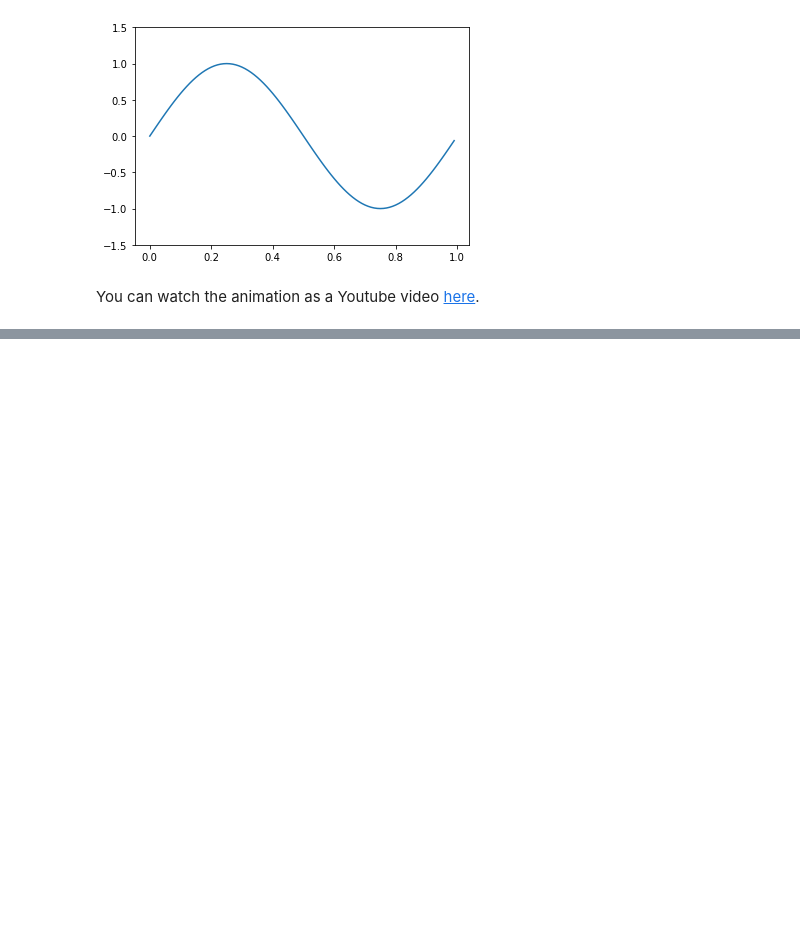
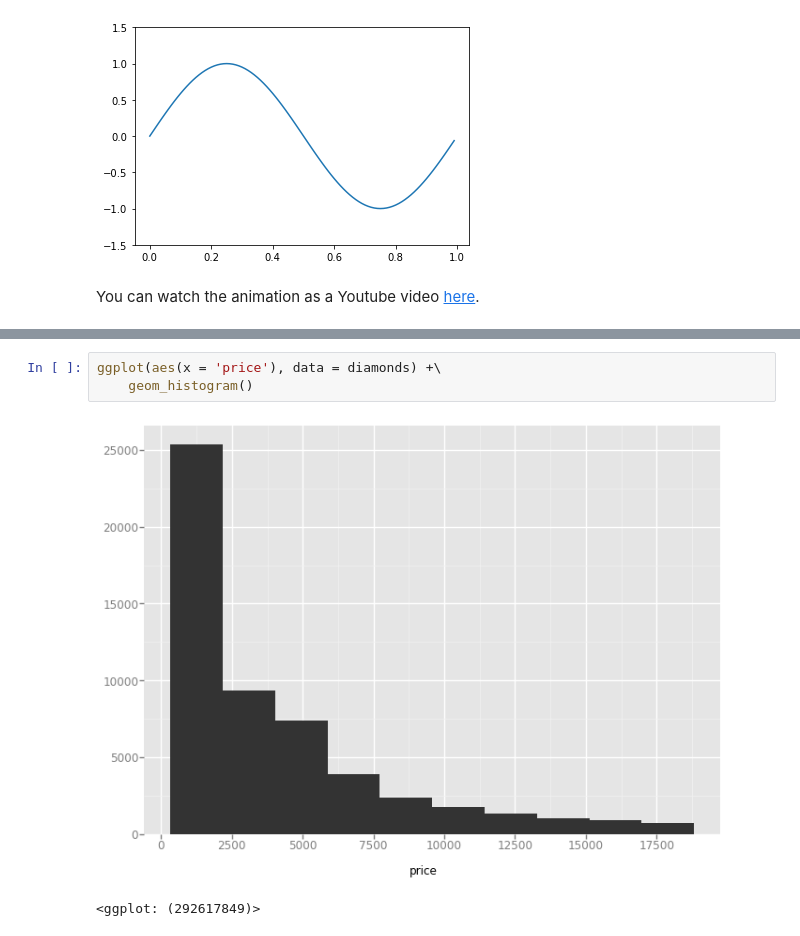
Before and after one commit to ambujtewari/stats607a-fall2017, a Jupyter notebook: Lecture 08.ipynb, the cells around one changed output, grey strips where cells are left out. Cells and saved outputs as stored; diff of their text form; blank space fills up the shorter version.

```diff
--- a/Lecture 08.ipynb
+++ b/Lecture 08.ipynb
@@ -145,0 +196,6 @@ You can watch the animation as a Youtube video [here](https://youtu.be/2i8TcS6Is
+# %%
+ggplot(aes(x = 'price'), data = diamonds) +\
+    geom_histogram()
+# %% [output]
+[figure, added]
+<ggplot: (292617849)>
```
Also changed, not shown: parts of 11 cells of this notebook.
